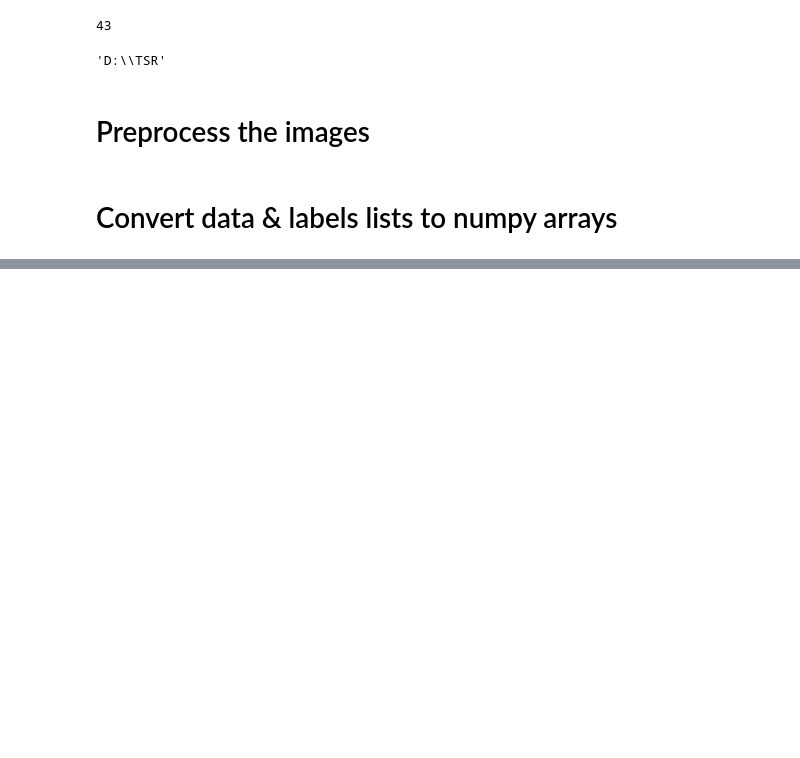
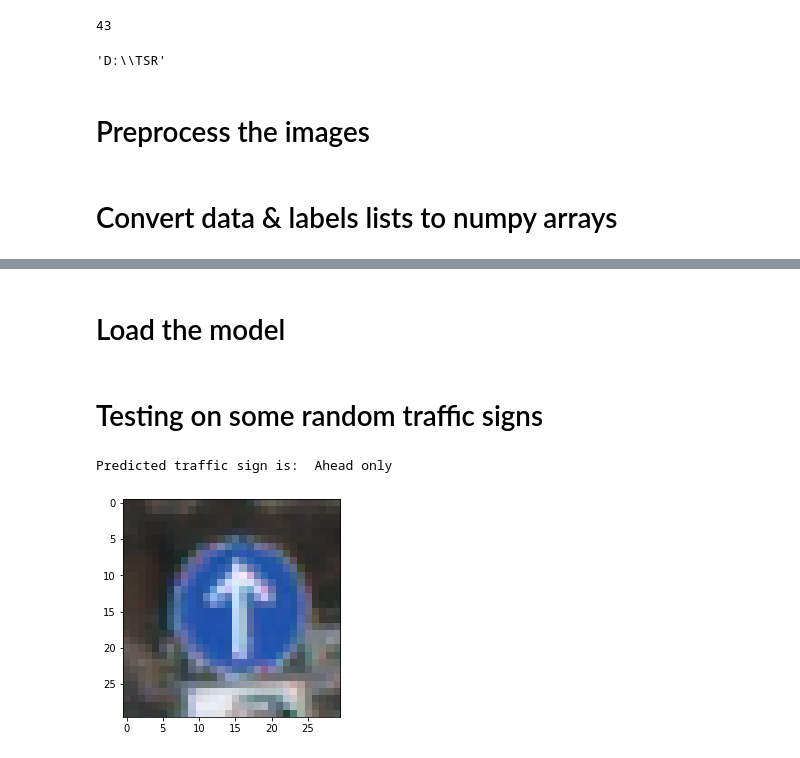
Before and after one commit to Edith-3000/Evaluation-of-Traffic-Sign-Recognition-by-CNN-Models, a Jupyter notebook: traffic_sign_recognition.ipynb, the cells around one changed output, grey strips where cells are left out. Saved outputs shown, nothing was run; the diff lists cells and outputs as text; code cells hidden in the pictures; blank space fills up the shorter version.

```diff
--- a/traffic_sign_recognition.ipynb
+++ b/traffic_sign_recognition.ipynb
@@ -88,0 +221,7 @@ labels = np.array(labels)
+# %%
+# X_test = all the new instances where the model already do not know the answer.
+# y_test = he correct answers by which cross checking will be done.
+X_test, y_test = testing('Test.csv')
+# %%
+# Make predictions
+Y_pred = model.predict_classes(X_test)
@@ -88,0 +243,9 @@ labels = np.array(labels)
+# %% [markdown]
+# Load the model
+# %%
+import os
+os.chdir('D:\TSR')
+from keras.models import load_model
+model = load_model('./training/TSR.h5')
+# %% [markdown]
+# Testing on some random traffic signs
@@ -88,0 +297,26 @@ labels = np.array(labels)
+# %%
+from PIL import Image
+import matplotlib.pyplot as plt
+import numpy as np
+
+def test_on_img(img):
+    data = []
+    image = Image.open(img)
+    image = image.resize((30, 30))
+    data.append(np.array(image))
+    X_test = np.array(data)
+    Y_pred = model.predict_classes(X_test)
+    return image, Y_pred
+# %%
+plot, prediction = test_on_img(r'D:\TSR\Test\12623.png')
+s = [str(i) for i in prediction]
+a = int("".join(s))
+
+print("Predicted traffic sign is: ", classes[a])
+
+# imshow() is pyplot module of matplotlib library used to display data as an image; i.e. on a 2D regular raster.
+plt.imshow(plot)
+plt.show()
+# %% [output]
+Predicted traffic sign is:  Ahead only
+[figure, added]
```
Also changed, not shown: parts of 28 cells of this notebook.
